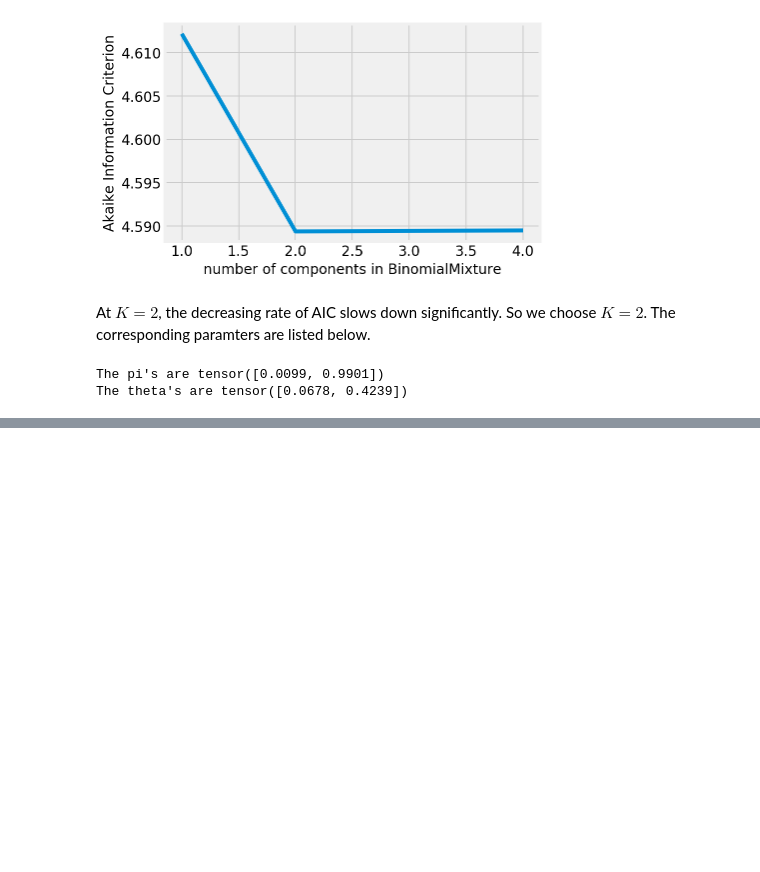
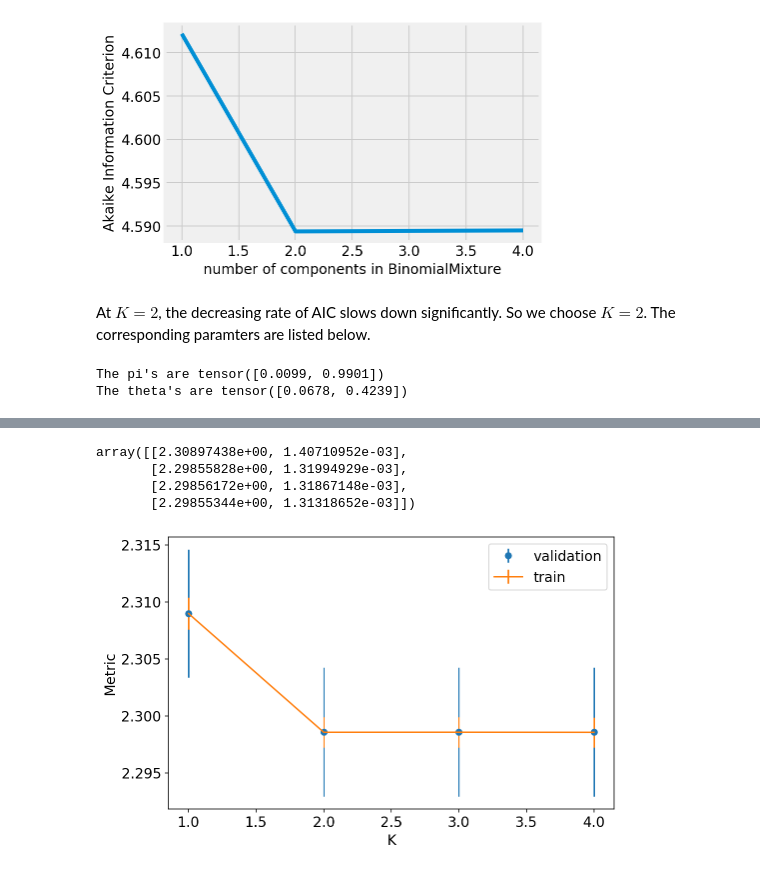
Before and after one commit to jingluan-xw/Binomial-Mixture-Model-with-EM-Algorithm, a Jupyter notebook: tutorial.ipynb, the cells around one changed output, grey strips where cells are left out. Saved outputs shown, nothing was run; the diff lists cells and outputs as text; code cells hidden in the pictures; blank space fills up the shorter version.

Commit message:
cross validation added to tutorial

```diff
--- a/tutorial.ipynb
+++ b/tutorial.ipynb
@@ -224,0 +244,54 @@ The theta's are tensor([0.0678, 0.4239])
+# %%
+metric_list = []
+metric_val_list = []
+for K in K_list:
+    metric_kfold = []
+    metric_val_kfold = []
+    for train_ndx, val_ndx in kf.split(N_ls_all):
+        # Assign train and validation sets.
+        N_ls = N_ls_all[train_ndx]
+        n_ls = n_ls_all[train_ndx]
+        N_ls_valid = N_ls_all[val_ndx]
+        n_ls_valid = n_ls_all[val_ndx]
+        # Sizes
+        S = len(N_ls)
+        S_val = len(N_ls_valid)
+        # Fit BMM.
+        BM = BinomialMixture(n_components=K, tolerance=1e-6, max_step=int(5e4), verbose=False)
+        BM.fit(N_ls, n_ls)
+        # Calculate the metric.
+        log_likelihood = BM.calc_logL(N_ls, n_ls)
+        log_likelihood_val = BM.calc_logL(N_ls_valid, n_ls_valid)
+        metric_kfold.append(-log_likelihood.item()/S)
+        metric_val_kfold.append(-log_likelihood_val.item()/S_val)
+    # Metric for the training data.
+    metric_mean = np.mean(metric_kfold)
+    metric_std = np.std(metric_kfold)
+    metric_list.append([metric_mean, metric_std])
+    # Metric for the validation data.
+    metric_mean_val = np.mean(metric_val_kfold)
+    metric_std_val = np.std(metric_val_kfold)
+    metric_val_list.append([metric_mean_val, metric_std_val])
+# %%
+metric_val_array = np.array(metric_val_list)
+metric_array = np.array(metric_list)
+# %%
+metric_array
+# %% [output]
+array([[2.30897438e+00, 1.40710952e-03],
+       [2.29855828e+00, 1.31994929e-03],
+       [2.29856172e+00, 1.31867148e-03],
+       [2.29855344e+00, 1.31318652e-03]])
+# %%
+%config InlineBackend.figure_format = 'retina'
+fig = plt.figure(figsize=(8,5))
+plt.errorbar(K_list, metric_val_array[:,0], yerr=metric_val_array[:,1], label="validation",
+             fmt="o")
+plt.errorbar(K_list, metric_array[:,0], yerr=metric_array[:,1], label="train")
+plt.xlabel("K", size=14)
+plt.ylabel("Metric", size=14)
+plt.tick_params(labelsize=14)
+plt.legend(loc='upper right', fontsize=14)
+plt.show()
+# %% [output]
+[figure, added]
```
Also changed, not shown: parts of 3 cells of this notebook, 1 other file.
